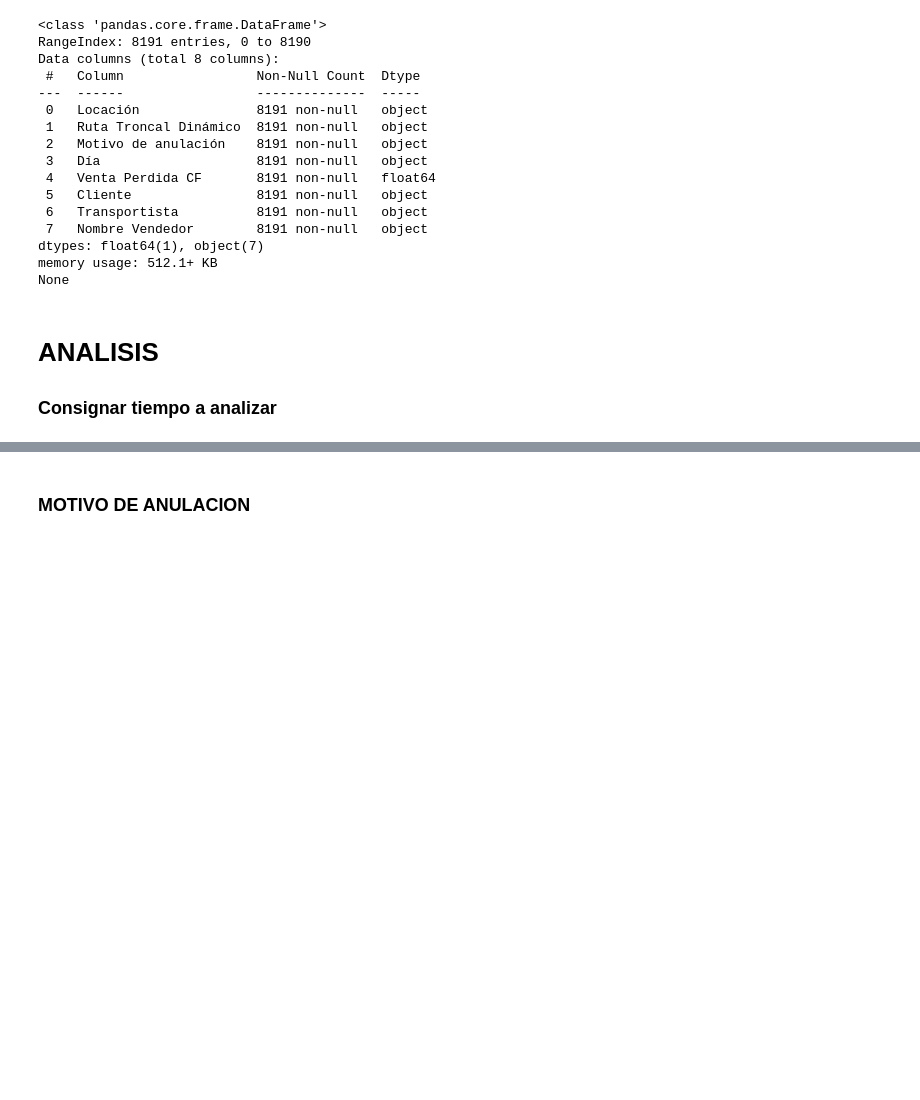
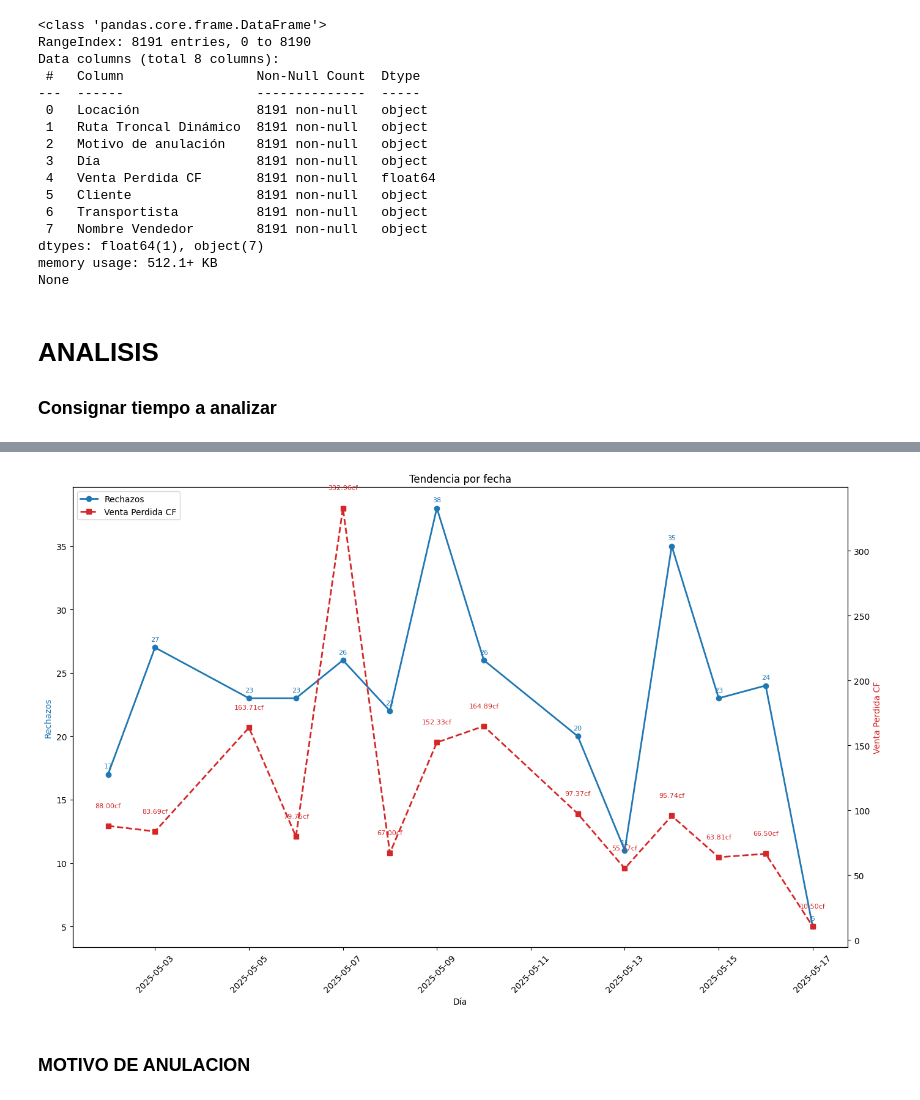
Before and after one commit to GerardoPortocarrero/automatizacion_reporte_rechazos_wssp, a Jupyter notebook: porRUTA.ipynb, the cells around one changed output, grey strips where cells are left out. Drawn from its saved outputs; the diff is of its cells as text; code cells hidden in the pictures; blank space fills up the shorter version.

Commit message:
19/05/2025 - cambiar $ por cf, la venta perdida esta basado en cajas fisicas no montos

```diff
--- a/porRUTA.ipynb
+++ b/porRUTA.ipynb
@@ -177,3 +179,84 @@ None
+# %%
+# Venta perdida y rechazos por Dia
+
+def vr_vp_dia():
+    try:
+        # Tendencia por fecha
+        vr_por_fecha = (
+            ruta
+            .groupby("Día")
+            .size()          # equivalente a value_counts pero mantiene el orden cronológico
+            .sort_index()    # ¡clave!: ordena el índice (las fechas)
+        )
+
+        # Suma de Venta Perdida por día
+        vp_por_fecha = (
+            ruta.groupby("Día")["Venta Perdida CF"]
+                .sum()
+                .sort_index()
+        )
+
+        # Dibuja
+        fig, ax1 = plt.subplots(figsize=(14, 10))
+
+        # Eje primario: Veces rechazadas
+        ax1.plot(vr_por_fecha.index,
+                vr_por_fecha.values,
+                marker="o",
+                label="Rechazos",
+                linewidth=2)
+
+        # Etiquetas para cada punto de Rechazos
+        for x, y in zip(vr_por_fecha.index, vr_por_fecha.values):
+            ax1.text(x, y + 0.3,        # 0.2 desplaza un poco hacia arriba
+                    f"{y}",
+                    ha="center",
+                    va="bottom",
+                    fontsize=8,
+                    color="tab:blue")
+
+        # Eje secundario: Venta Perdida
+        ax2 = ax1.twinx()
+        ax2.plot(vp_por_fecha.index,
+                vp_por_fecha.values,
+                marker="s",
+                linestyle="--",
+                label="Venta Perdida CF",
+                color="tab:red",
+                linewidth=2)
+
+        # Etiquetas para Venta Perdida
+        for x, y in zip(vp_por_fecha.index, vp_por_fecha.values):
+            ax2.text(x, y + vp_por_fecha.max()*0.03,   # 2 % por encima
+                    f"{y:.2f}cf",
+                    ha="center",
+                    va="bottom",
+                    fontsize=8,
+                    color="tab:red")
+
+        # Formato de los ejes
+        ax1.set_title("Tendencia por fecha")
+        ax1.set_xlabel("Día")
+        ax1.set_ylabel("Rechazos", color="tab:blue")
+        ax1.tick_params(axis="x", rotation=45)
+        ax2.set_ylabel("Venta Perdida CF", color="tab:red")
+
+        # Leyendas y formato
+        # Combinar leyendas de ambos ejes
+        lines_1, labels_1 = ax1.get_legend_handles_labels()
+        lines_2, labels_2 = ax2.get_legend_handles_labels()
+        ax1.legend(lines_1 + lines_2, labels_1 + labels_2, loc="upper left")
+
+        plt.tight_layout()
+        plt.show()
+    except:
+        print(f'Cantidad de datos: {len(ruta)}')
+        print('No hay datos (Probablemente un domingo o festivo o no hubo rechazos)')
+
+if opcion_tiempo != 3:
+    vr_vp_dia()
+# %% [output]
+[figure, added]
 # %% [markdown]
 ### MOTIVO DE ANULACION
 # %%
```
Also changed, not shown: parts of 15 cells of this notebook.
